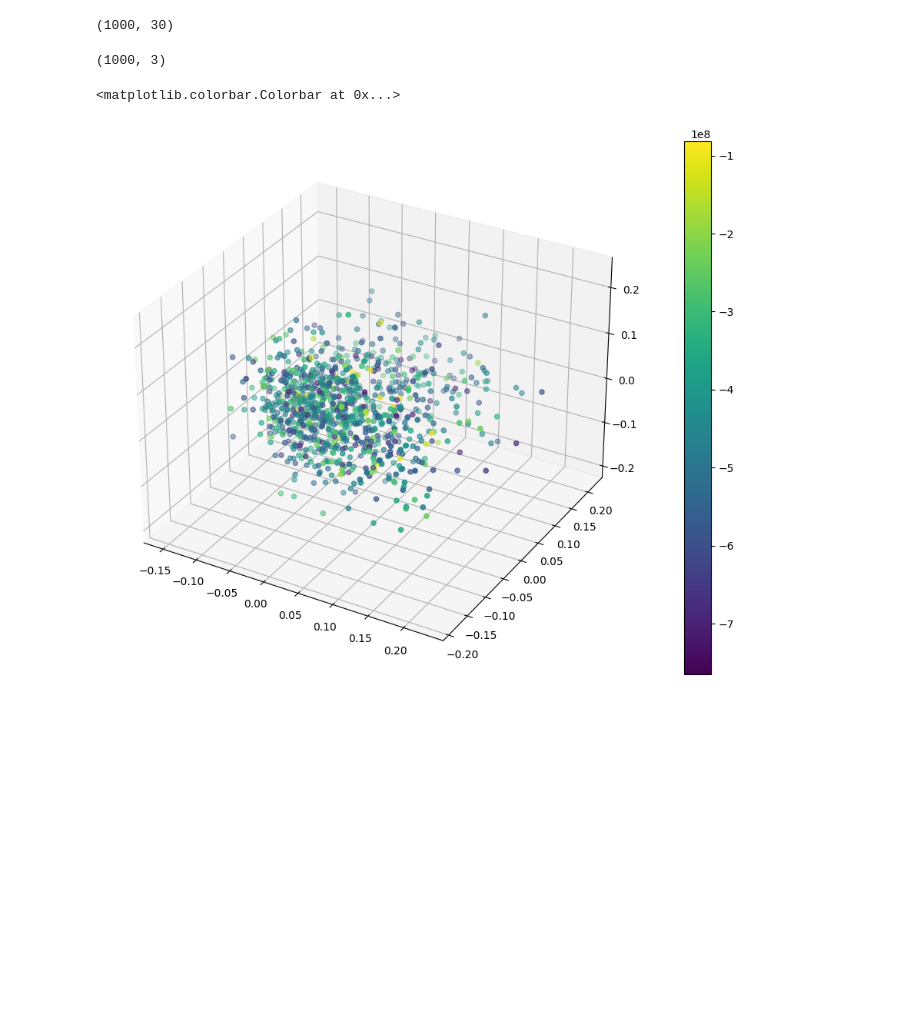
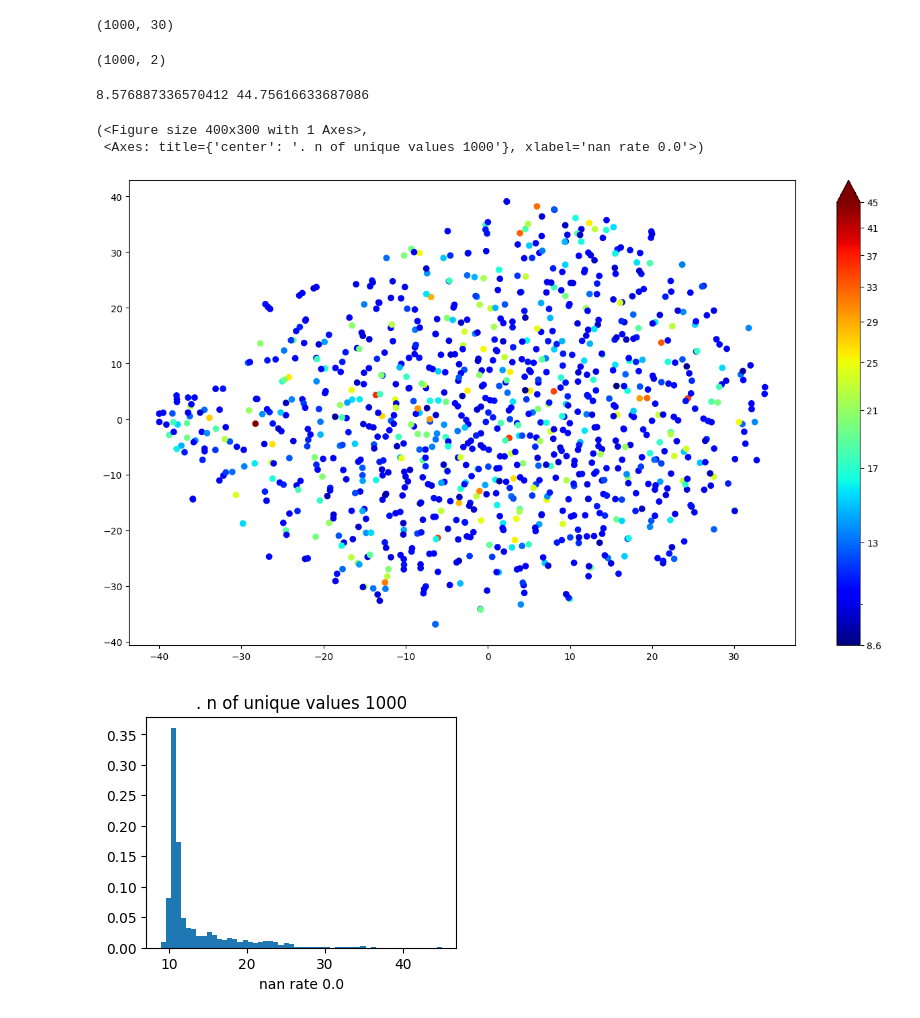
Before and after one commit to RepnikovPavel/lab_2023_controller, a Jupyter notebook: make_vector_representation.ipynb, the cells around one changed output. Cells and saved outputs as stored; diff of their text form; code cells hidden in the pictures; blank space fills up the shorter version.

```diff
--- a/make_vector_representation.ipynb
+++ b/make_vector_representation.ipynb
@@ -93,23 +93,44 @@ print(positions.shape)
 # %% [output]
 (1000, 30)
 # %%
-dim_reduction_alg1 = manifold.TSNE(n_components=3)
-dim_reduction_alg2 = decomposition.PCA(n_components=3)
+dim_reduction_alg1 = manifold.TSNE(n_components=2)
+# dim_reduction_alg2 = decomposition.PCA(n_components=2)
+dim_reduction_alg2 = decomposition.TruncatedSVD(n_components=2)
 positions_1 = dim_reduction_alg1.fit_transform(positions)
 positions_2 = dim_reduction_alg2.fit_transform(positions)
 print(positions_1.shape)
 # %% [output]
-(1000, 3)
+(1000, 2)
-# %%
-fig = plt.figure()
-ax = fig.add_subplot(projection='3d')
-fig.set_size_inches(16,9)
-norm = matplotlib.colors.Normalize(vmin=min(L), vmax=max(L))
-m = cm.ScalarMappable(norm=norm, cmap=cm.viridis)
-ax.scatter(xs = [positions_2[i][0] for i in range(N)],ys= [positions_2[i][1] for i in range(N)],
-           zs = [positions_2[i][2] for i in range(N)],c=[m.to_rgba(L[i]) for i in range(N)])
-plt.colorbar(m, ax=ax)
-# %% [output]
-<matplotlib.colorbar.Colorbar at 0x...>
-[figure, removed]
+# %%
+def latex_float(f):
+    float_str = "{0:.2g}".format(f)
+    if "e" in float_str:
+        base, exponent = float_str.split("e")
+        return '$'+r"{0} \times 10^{{{1}}}".format(base, int(exponent))+'$'
+    else:
+        return float_str
+fig,ax = plt.subplots()
+fig.set_size_inches(16,9)
+# L_sorted = np.sort(L-np.min(L))
+# L_ = L-np.min(L)+L_sorted[1]
+# print(L_sorted[1])
+L_ = L
+# L_ = L
+# L_ = np.log(L_)
+# norm = matplotlib.colors.Normalize(vmin=min(L_), vmax=max(L_))
+# norm = matplotlib.colors.LogNorm(vmin=min(L_), vmax=max(L_))
+norm = matplotlib.colors.SymLogNorm(linthresh=0.03, linscale=0.03,
+                                              vmin=min(L_), vmax=max(L_), base=10)
+m = cm.ScalarMappable(norm=norm, cmap=cm.jet)
+ax.scatter(x = [positions_1[i][0] for i in range(N)],y= [positions_1[i][1] for i in range(N)],c=[m.to_rgba(L_ [i]) for i in range(N)])
+cbar = fig.colorbar(m, ax=ax,extend='max',ticks= np.linspace(np.min(L_),np.max(L_),10))
+cbar.ax.set_yticklabels([latex_float(i) for i in np.linspace(np.min(L_),np.max(L_),10)])
+print(min(L_),max(L_))
+plot_float_distribution(L_)
+# %% [output]
+8.576887336570412 44.75616633687086
+(<Figure size 400x300 with 1 Axes>,
+ <Axes: title={'center': '. n of unique values 1000'}, xlabel='nan rate 0.0'>)
+[figure, added]
+[figure, added]
 # %%
```
Also changed, not shown: parts of 4 cells of this notebook, 4 other files.
